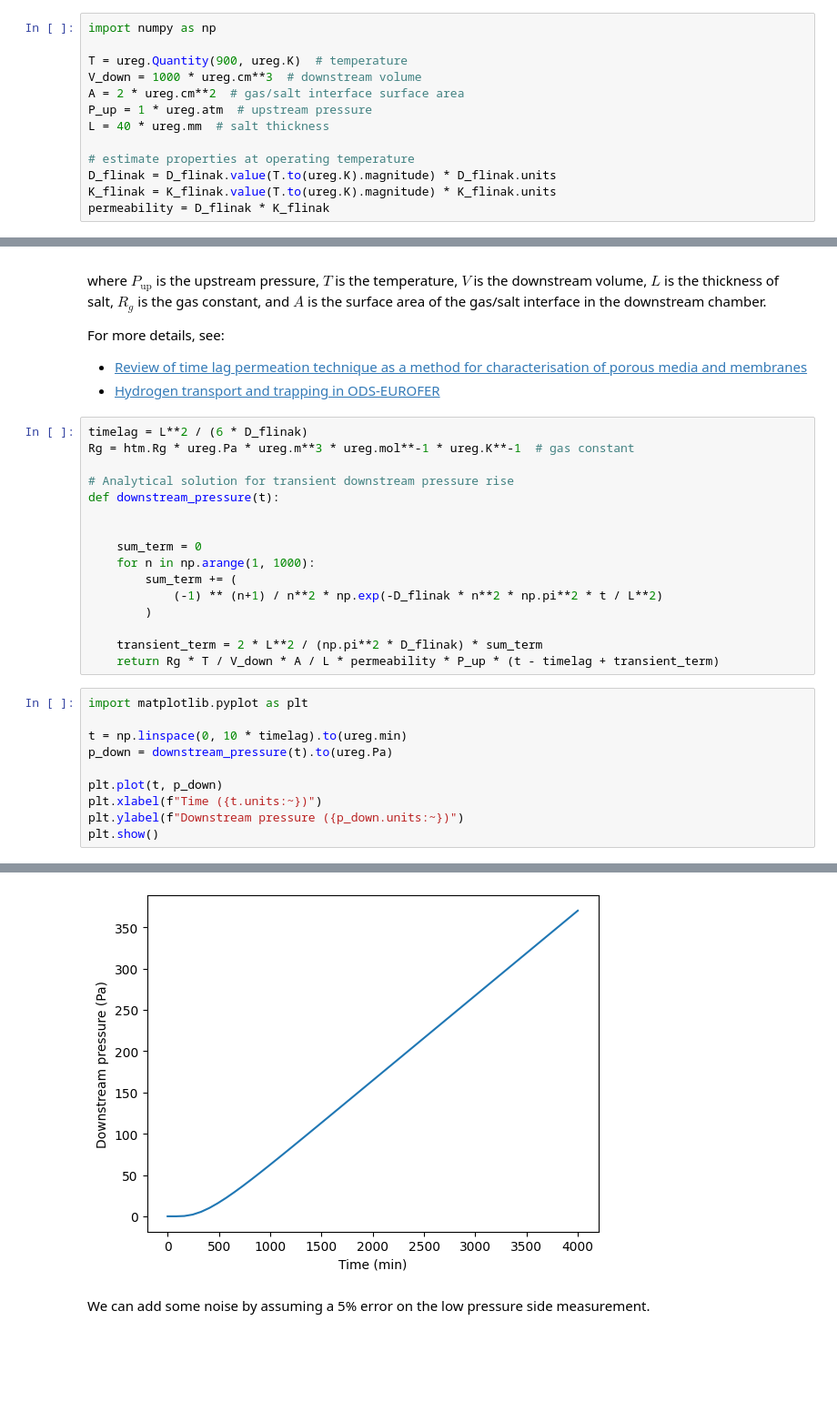
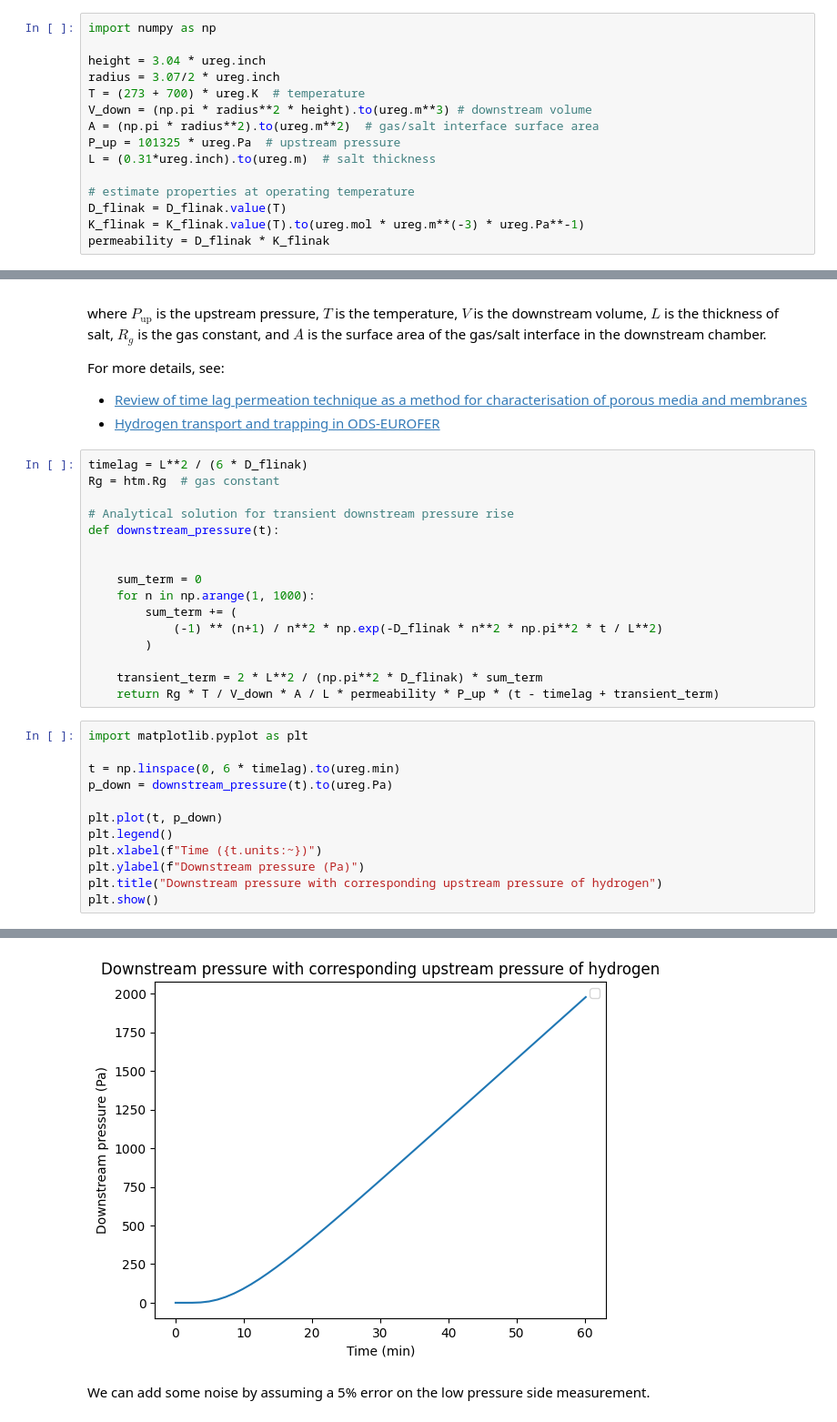
Before and after one commit to RemDelaporteMathurin/hyperion, a Jupyter notebook: old/permeation_rig.ipynb, the cells around one changed output, grey strips where cells are left out. Shown at 91% size. Saved outputs shown, nothing was run; the diff lists cells and outputs as text; blank space fills up the shorter version.

```diff
--- a/old/permeation_rig.ipynb
+++ b/old/permeation_rig.ipynb
@@ -47,15 +49,17 @@ The experimental parameters:
 # %%
 import numpy as np
 
-T = ureg.Quantity(900, ureg.K)  # temperature
-V_down = 1000 * ureg.cm**3  # downstream volume
-A = 2 * ureg.cm**2  # gas/salt interface surface area
-P_up = 1 * ureg.atm  # upstream pressure
-L = 40 * ureg.mm  # salt thickness
+height = 3.04 * ureg.inch
+radius = 3.07/2 * ureg.inch
+T = (273 + 700) * ureg.K  # temperature
+V_down = (np.pi * radius**2 * height).to(ureg.m**3) # downstream volume
+A = (np.pi * radius**2).to(ureg.m**2)  # gas/salt interface surface area
+P_up = 101325 * ureg.Pa  # upstream pressure
+L = (0.31*ureg.inch).to(ureg.m)  # salt thickness
 
 # estimate properties at operating temperature
-D_flinak = D_flinak.value(T.to(ureg.K).magnitude) * D_flinak.units
-K_flinak = K_flinak.value(T.to(ureg.K).magnitude) * K_flinak.units
+D_flinak = D_flinak.value(T)
+K_flinak = K_flinak.value(T).to(ureg.mol * ureg.m**(-3) * ureg.Pa**-1)
 permeability = D_flinak * K_flinak
 # %% [markdown]
 We can now compute the transient analytical solution describing the downstream pressure rise.
@@ -69,7 +73,7 @@ For more details, see:
 - [Hydrogen transport and trapping in ODS-EUROFER](https://doi.org/10.1016/j.fusengdes.2007.02.002)
 # %%
 timelag = L**2 / (6 * D_flinak)
-Rg = htm.Rg * ureg.Pa * ureg.m**3 * ureg.mol**-1 * ureg.K**-1  # gas constant
+Rg = htm.Rg  # gas constant
 
 # Analytical solution for transient downstream pressure rise
 def downstream_pressure(t):
@@ -86,11 +90,13 @@ def downstream_pressure(t):
 # %%
 import matplotlib.pyplot as plt
 
-t = np.linspace(0, 10 * timelag).to(ureg.min)
+t = np.linspace(0, 6 * timelag).to(ureg.min)
 p_down = downstream_pressure(t).to(ureg.Pa)
 
 plt.plot(t, p_down)
+plt.legend()
 plt.xlabel(f"Time ({t.units:~})")
-plt.ylabel(f"Downstream pressure ({p_down.units:~})")
+plt.ylabel(f"Downstream pressure (Pa)")
+plt.title("Downstream pressure with corresponding upstream pressure of hydrogen")
 plt.show()
 # %% [output]
@@ -97,4 +104,4 @@ plt.show()
-[figure, old version]
+[figure, new version]
 # %% [markdown]
 We can add some noise by assuming a 5% error on the low pressure side measurement.
 # %%
```
Also changed, not shown: parts of 8 cells of this notebook, 1 other file.
